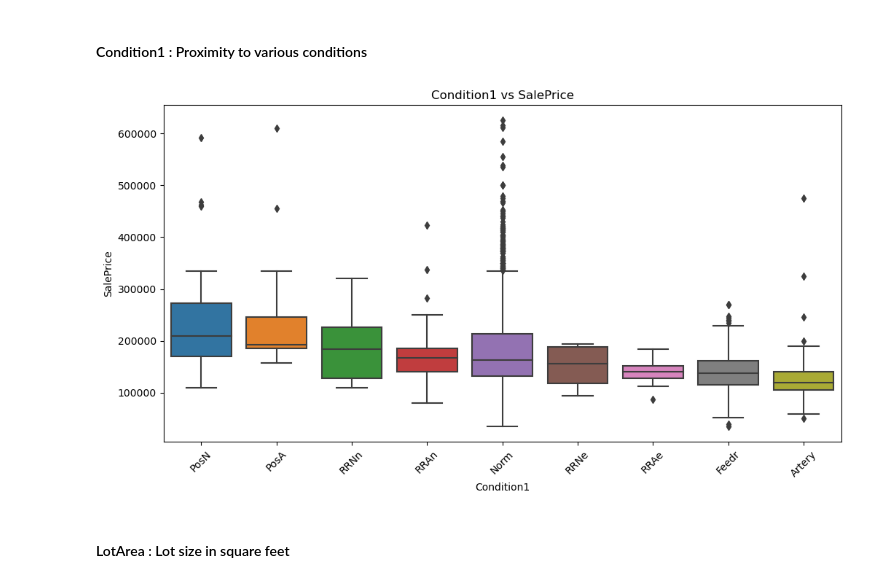
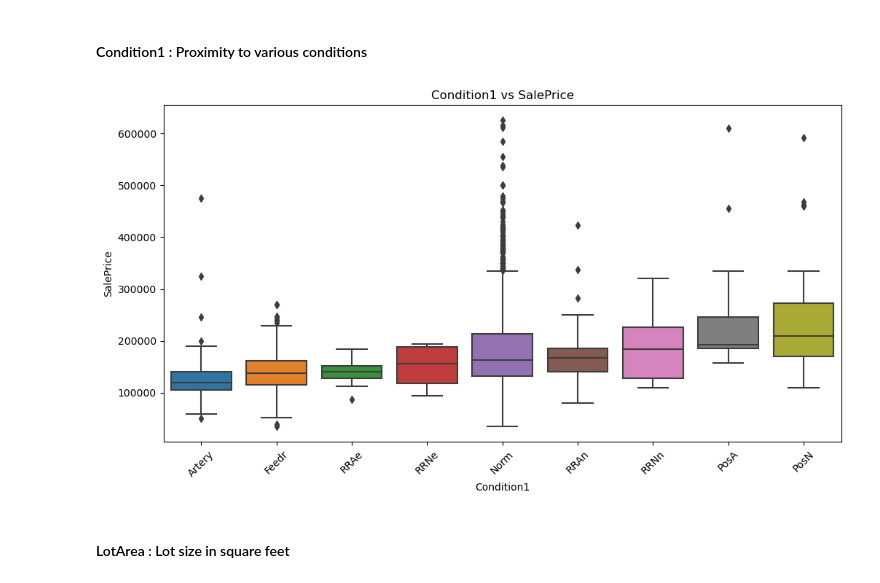
Before and after one commit to bassoonelephant/ames, a Jupyter notebook: ames-eda.ipynb, the cells around one changed output. Drawn from its saved outputs; the diff is of its cells as text; code cells hidden in the pictures.

Commit message:
Update Condition1 plot

```diff
--- a/ames-eda.ipynb
+++ b/ames-eda.ipynb
@@ -117,24 +117,24 @@ plt.show()
 #### Condition1 : Proximity to various conditions
 # %%
 # Calculate median SalePrice for Condition1
-median_order = ames_clean.groupby(['Condition1'])['SalePrice'].median().sort_values(ascending=False).index
+median_order = ames_clean.groupby(['Condition1'])['SalePrice'].median().sort_values(ascending=True).index
 
 # Create a box plot of SalePrice for each neighborhood
 plt.figure(figsize=(12, 6))
 sns.boxplot(x='Condition1', y='SalePrice', data=ames_clean, order=median_order)
 
 # Label the plot
 plt.title('Condition1 vs SalePrice')
 plt.xlabel('Condition1')
 plt.ylabel('SalePrice')
 
 # Rotate x-axis labels for better readability
 plt.xticks(rotation=45)
 
 # Show the plot
 plt.show()
 # %% [output]
-[figure, old version]
+[figure, new version]
 # %% [markdown]
 #### LotArea : Lot size in square feet
 # %%
```
